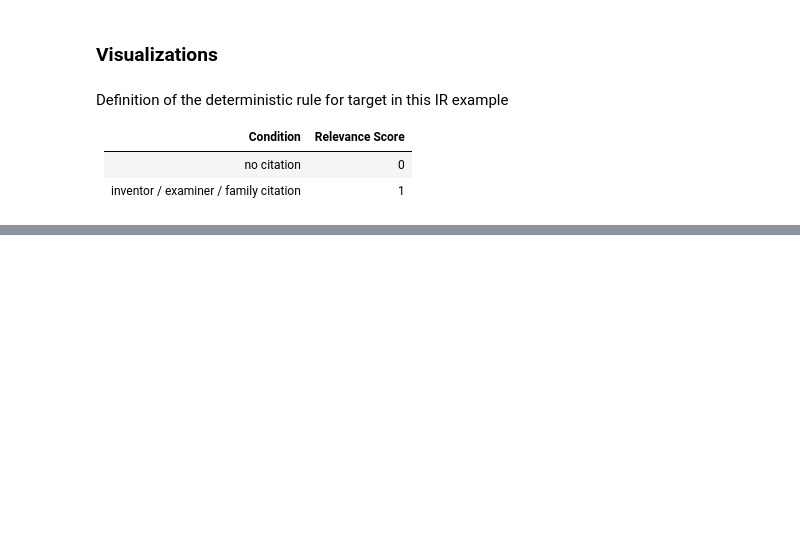
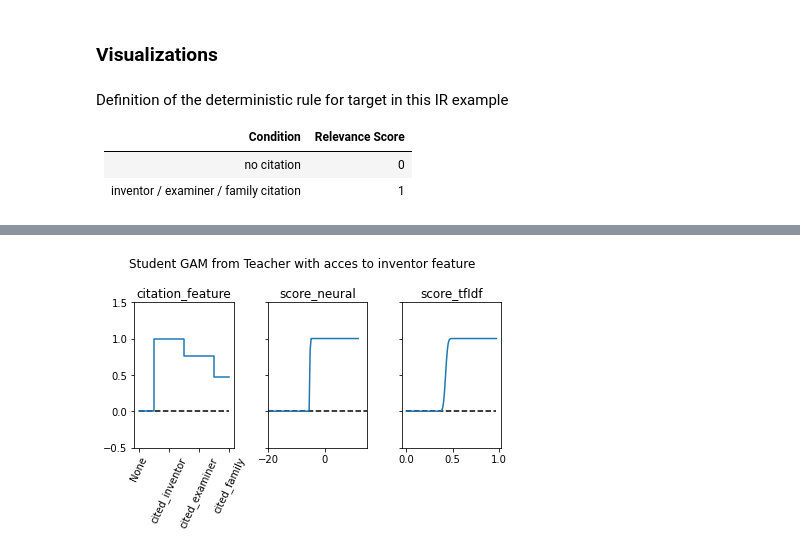
Before and after one commit to lisakuhn/circularitytest, a Jupyter notebook: example_notebooks/ir_dist_example.ipynb, the cells around one changed output, grey strips where cells are left out. Cells and saved outputs as stored; diff of their text form; code cells hidden in the pictures; blank space fills up the shorter version.

```diff
--- a/example_notebooks/ir_dist_example.ipynb
+++ b/example_notebooks/ir_dist_example.ipynb
@@ -220,0 +245,12 @@ plot_gam_terms(config, non_circular_gam, nullified_features, title=title)
+# %%
+term_list = construct_gam_term(configuration, features)
+inventor_teacher_gam = build_gam(term_list, {"distribution": "binomial", "link": "logit"})
+
+X, y = data[features].to_numpy(), data["score_bi"].to_numpy()
+
+inventor_teacher_gam.fit(X,y)
+
+title = "Student GAM from Teacher with acces to inventor feature"
+plot_gam_terms(config, inventor_teacher_gam, features, title=title, correct_offset=False, logistic=True)
+# %% [output]
+[figure, added]
```
Also changed, not shown: parts of 14 cells of this notebook, 7 other files.
